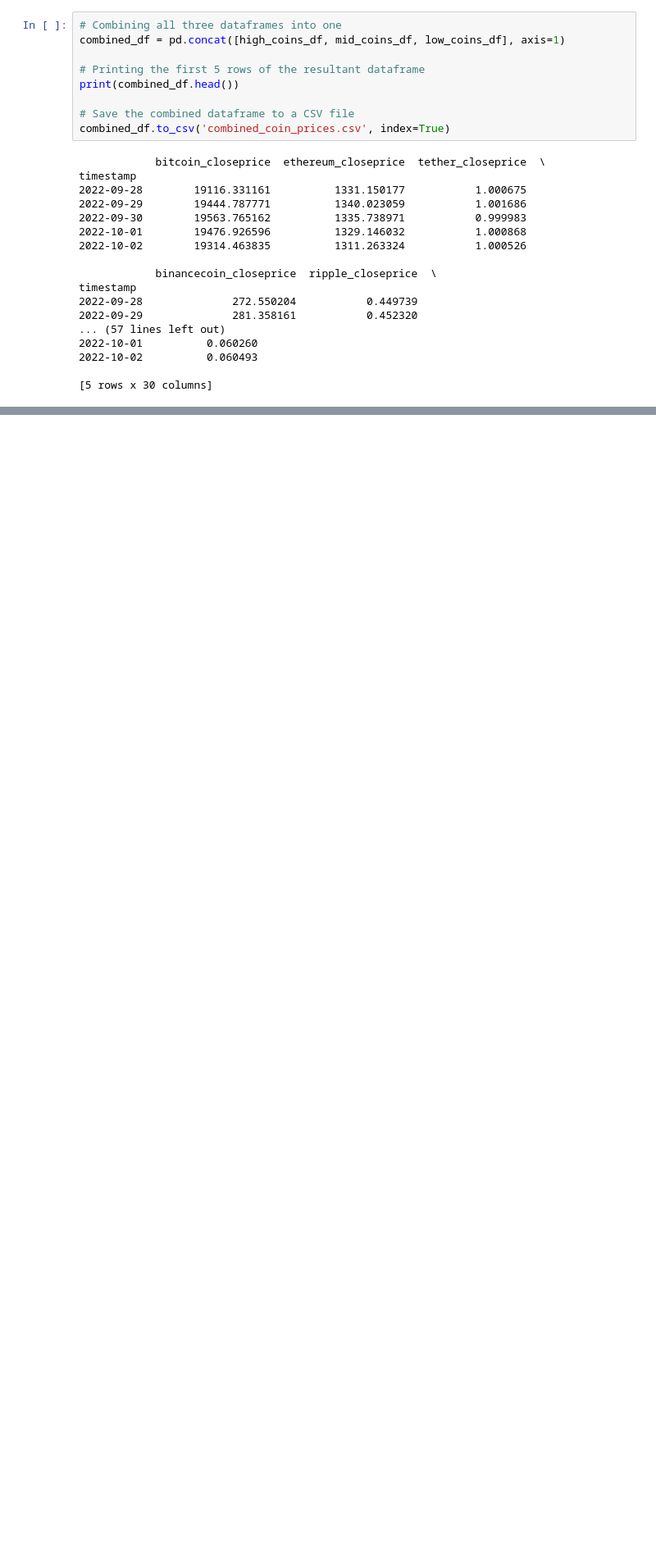
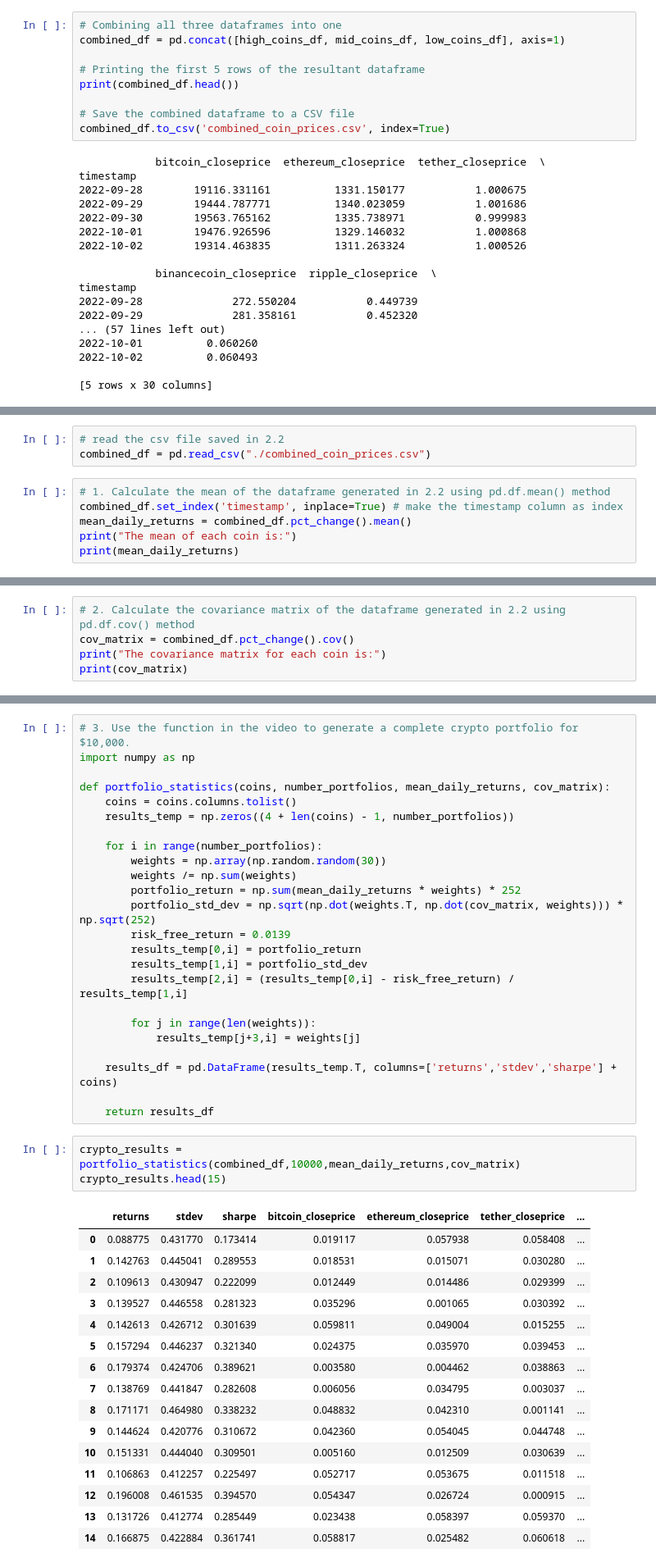
Before and after one commit to kanghengliu/-DSAN5700-Homework2, a Jupyter notebook: DSAN5700_HW2_Group5.ipynb, the cells around one changed output, grey strips where cells are left out. Shown at 82% size. Drawn from its saved outputs; the diff is of its cells as text; blank space fills up the shorter version.

```diff
--- a/DSAN5700_HW2_Group5.ipynb
+++ b/DSAN5700_HW2_Group5.ipynb
@@ -315,0 +323,9 @@ timestamp
+# %%
+# read the csv file saved in 2.2
+combined_df = pd.read_csv("./combined_coin_prices.csv")
+# %%
+# 1. Calculate the mean of the dataframe generated in 2.2 using pd.df.mean() method
+combined_df.set_index('timestamp', inplace=True) # make the timestamp column as index
+mean_daily_returns = combined_df.pct_change().mean()
+print("The mean of each coin is:")
+print(mean_daily_returns)
@@ -315,0 +350,5 @@ timestamp
+# %%
+# 2. Calculate the covariance matrix of the dataframe generated in 2.2 using pd.df.cov() method
+cov_matrix = combined_df.pct_change().cov()
+print("The covariance matrix for each coin is:")
+print(cov_matrix)
@@ -315,0 +373,44 @@ timestamp
+# %%
+# 3. Use the function in the video to generate a complete crypto portfolio for $10,000.
+import numpy as np
+
+def portfolio_statistics(coins, number_portfolios, mean_daily_returns, cov_matrix):
+    coins = coins.columns.tolist()
+    results_temp = np.zeros((4 + len(coins) - 1, number_portfolios))
+
+    for i in range(number_portfolios):
+        weights = np.array(np.random.random(30))
+        weights /= np.sum(weights)
+        portfolio_return = np.sum(mean_daily_returns * weights) * 252
+        portfolio_std_dev = np.sqrt(np.dot(weights.T, np.dot(cov_matrix, weights))) * np.sqrt(252)
+        risk_free_return = 0.0139
+        results_temp[0,i] = portfolio_return
+        results_temp[1,i] = portfolio_std_dev
+        results_temp[2,i] = (results_temp[0,i] - risk_free_return) / results_temp[1,i]
+
+        for j in range(len(weights)):
+            results_temp[j+3,i] = weights[j]
+
+    results_df = pd.DataFrame(results_temp.T, columns=['returns','stdev','sharpe'] + coins)
+
+    return results_df
+# %%
+crypto_results = portfolio_statistics(combined_df,10000,mean_daily_returns,cov_matrix)
+crypto_results.head(15)
+# %% [output]
+|  | returns | stdev | sharpe | bitcoin_closeprice | ethereum_closeprice | tether_closeprice | ... |
+| 0 | 0.088775 | 0.431770 | 0.173414 | 0.019117 | 0.057938 | 0.058408 | ... |
+| 1 | 0.142763 | 0.445041 | 0.289553 | 0.018531 | 0.015071 | 0.030280 | ... |
+| 2 | 0.109613 | 0.430947 | 0.222099 | 0.012449 | 0.014486 | 0.029399 | ... |
+| 3 | 0.139527 | 0.446558 | 0.281323 | 0.035296 | 0.001065 | 0.030392 | ... |
+| 4 | 0.142613 | 0.426712 | 0.301639 | 0.059811 | 0.049004 | 0.015255 | ... |
+| 5 | 0.157294 | 0.446237 | 0.321340 | 0.024375 | 0.035970 | 0.039453 | ... |
+| 6 | 0.179374 | 0.424706 | 0.389621 | 0.003580 | 0.004462 | 0.038863 | ... |
+| 7 | 0.138769 | 0.441847 | 0.282608 | 0.006056 | 0.034795 | 0.003037 | ... |
+| 8 | 0.171171 | 0.464980 | 0.338232 | 0.048832 | 0.042310 | 0.001141 | ... |
+| 9 | 0.144624 | 0.420776 | 0.310672 | 0.042360 | 0.054045 | 0.044748 | ... |
+| 10 | 0.151331 | 0.444040 | 0.309501 | 0.005160 | 0.012509 | 0.030639 | ... |
+| 11 | 0.106863 | 0.412257 | 0.225497 | 0.052717 | 0.053675 | 0.011518 | ... |
+| 12 | 0.196008 | 0.461535 | 0.394570 | 0.054347 | 0.026724 | 0.000915 | ... |
+| 13 | 0.131726 | 0.412774 | 0.285449 | 0.023438 | 0.058397 | 0.059370 | ... |
+| 14 | 0.166875 | 0.422884 | 0.361741 | 0.058817 | 0.025482 | 0.060618 | ... |
```
Also changed, not shown: parts of 4 cells of this notebook.
